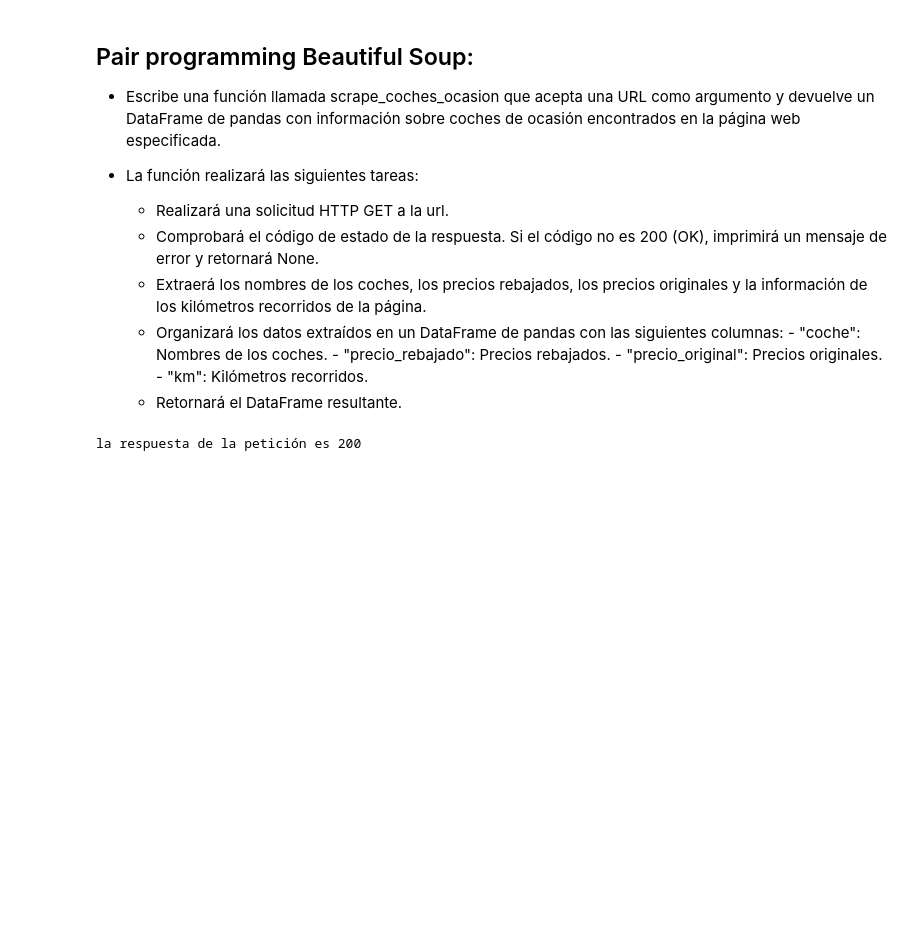
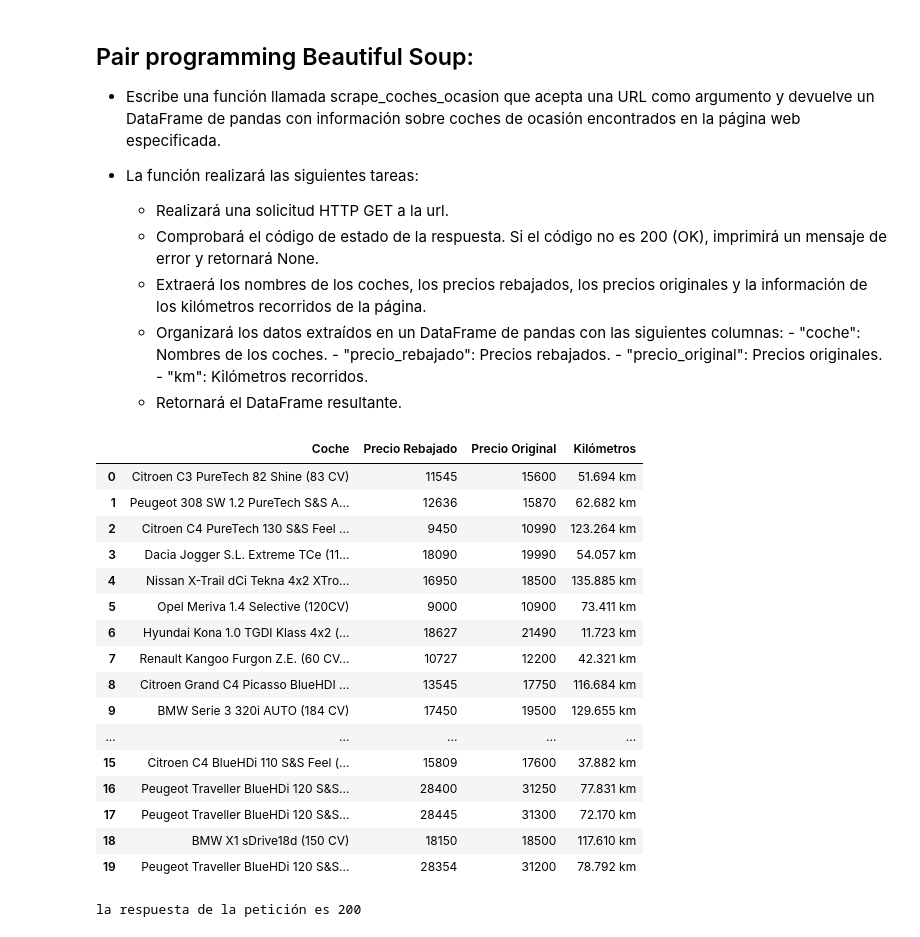
Before and after one commit to inesaag/promoG-modulo2-sprint1-pairprogramming-INES_KARINE, a Jupyter notebook: BeautifulSoup.ipynb, the cells around one changed output. Cells and saved outputs as stored; diff of their text form; code cells hidden in the pictures; blank space fills up the shorter version.

```diff
--- a/BeautifulSoup.ipynb
+++ b/BeautifulSoup.ipynb
@@ -25,3 +75,26 @@ import re
+# %%
+# Ejemplo de uso de la función
+url = "https://www.ocasionplus.com/ofertas-especiales"
+df_coches = scrape_coches_ocasion(url)
+df_coches
+# %% [output]
+|  | Coche | Precio Rebajado | Precio Original | Kilómetros |
+| 0 | Citroen C3 PureTech 82 Shine (83 CV) | 11545 | 15600 | 51.694 km |
+| 1 | Peugeot 308 SW 1.2 PureTech S&S A... | 12636 | 15870 | 62.682 km |
+| 2 | Citroen C4 PureTech 130 S&S Feel ... | 9450 | 10990 | 123.264 km |
+| 3 | Dacia Jogger S.L. Extreme TCe (11... | 18090 | 19990 | 54.057 km |
+| 4 | Nissan X-Trail dCi Tekna 4x2 XTro... | 16950 | 18500 | 135.885 km |
+| 5 | Opel Meriva 1.4 Selective (120CV) | 9000 | 10900 | 73.411 km |
+| 6 | Hyundai Kona 1.0 TGDI Klass 4x2 (... | 18627 | 21490 | 11.723 km |
+| 7 | Renault Kangoo Furgon Z.E. (60 CV... | 10727 | 12200 | 42.321 km |
+| 8 | Citroen Grand C4 Picasso BlueHDI ... | 13545 | 17750 | 116.684 km |
+| 9 | BMW Serie 3 320i AUTO (184 CV) | 17450 | 19500 | 129.655 km |
+| ... | ... | ... | ... | ... |
+| 15 | Citroen C4 BlueHDi 110 S&S Feel (... | 15809 | 17600 | 37.882 km |
+| 16 | Peugeot Traveller BlueHDi 120 S&S... | 28400 | 31250 | 77.831 km |
+| 17 | Peugeot Traveller BlueHDi 120 S&S... | 28445 | 31300 | 72.170 km |
+| 18 | BMW X1 sDrive18d (150 CV) | 18150 | 18500 | 117.610 km |
+| 19 | Peugeot Traveller BlueHDi 120 S&S... | 28354 | 31200 | 78.792 km |
 # %%
 #1. Realizará una solicitud HTTP GET a la siguiente url.
 url = "https://www.ocasionplus.com/ofertas-especiales"
```
Also changed, not shown: parts of 13 cells of this notebook.
